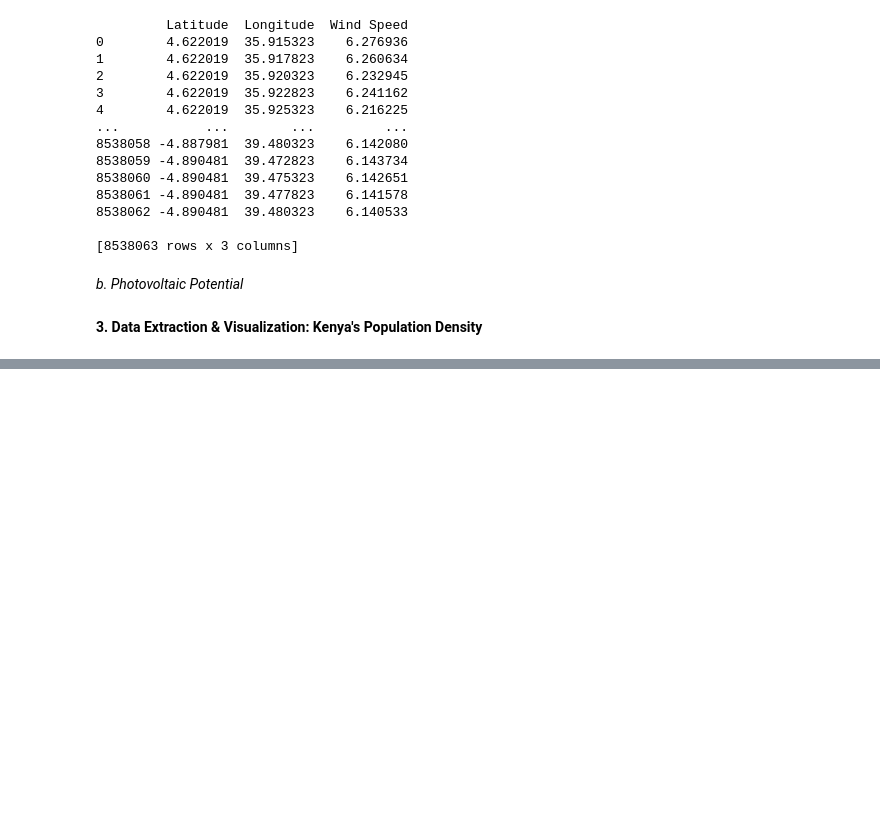
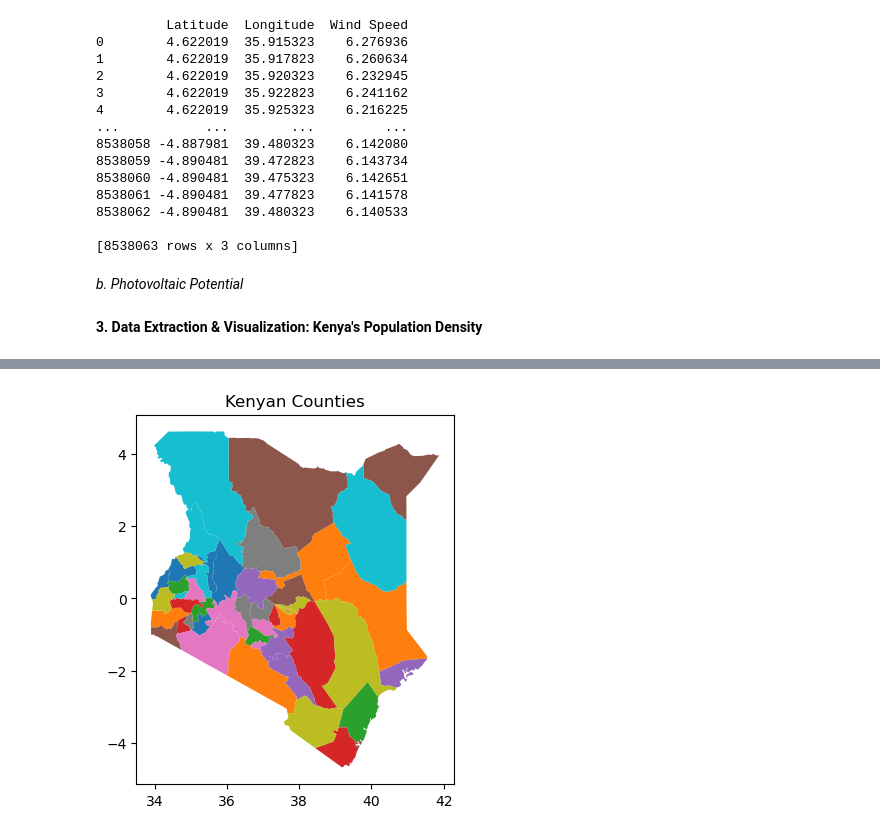
Before and after one commit to DavidGathimbaM/Energy-Access-and-Electrification-planning-in-Kenya, a Jupyter notebook: index_final.ipynb, the cells around one changed output, grey strips where cells are left out. Drawn from its saved outputs; the diff is of its cells as text; code cells hidden in the pictures; blank space fills up the shorter version.

```diff
--- a/index_final.ipynb
+++ b/index_final.ipynb
@@ -249,0 +343,5 @@ print(wind_speed_df)
+# %%
+ke_counties = gpd.read_file(r'C:\Users\pc\Documents\Projects\Energy-Access-and-Electrification-planning-in-Kenya\data\income_level_data_1\GSAP_AM24_2021.shp', engine='pyogrio',
+                                   where="code='KEN'")
+
+ke_counties.head()
@@ -249,0 +355,8 @@ print(wind_speed_df)
+# %%
+import matplotlib.pyplot as plt
+
+ax = ke_counties.plot(column='geo_name')
+ax.set_title("Kenyan Counties")
+plt.show()
+# %% [output]
+[figure, added]
```
Also changed, not shown: parts of 12 cells of this notebook.
